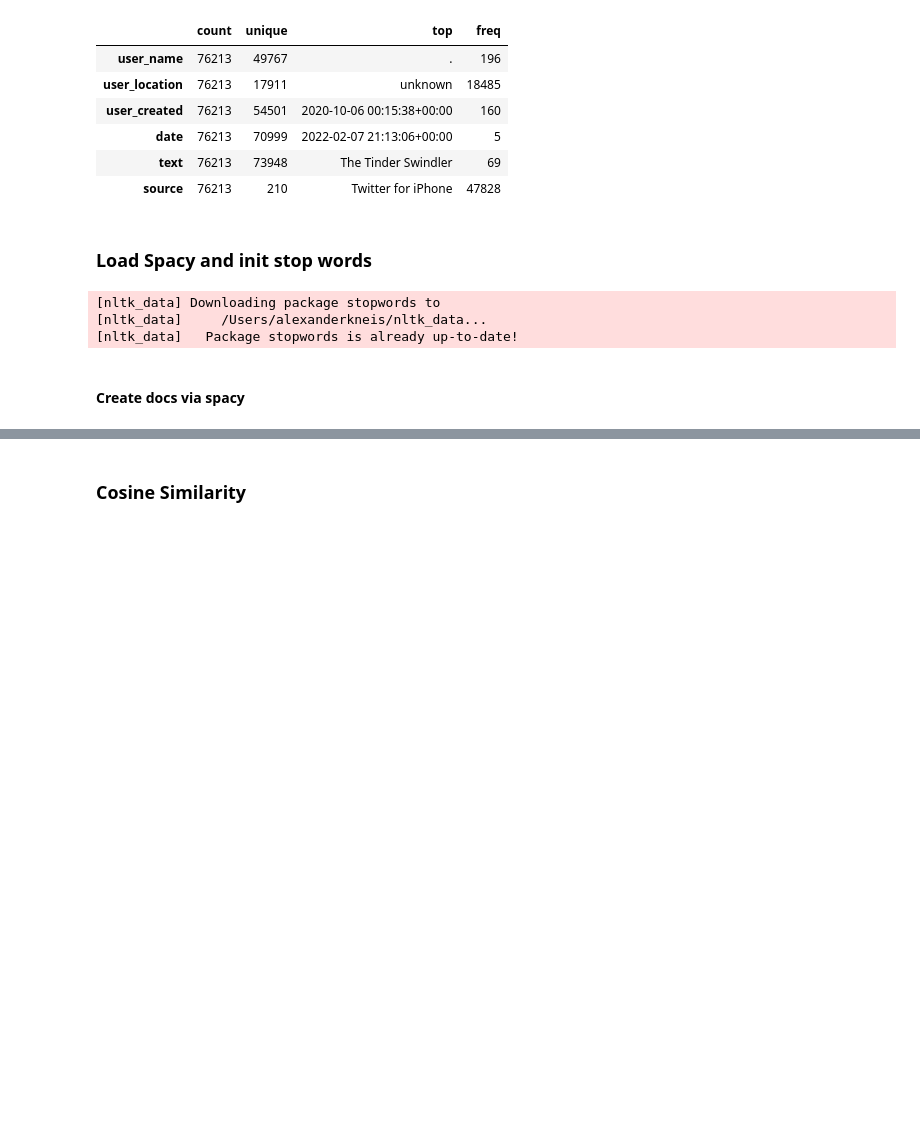
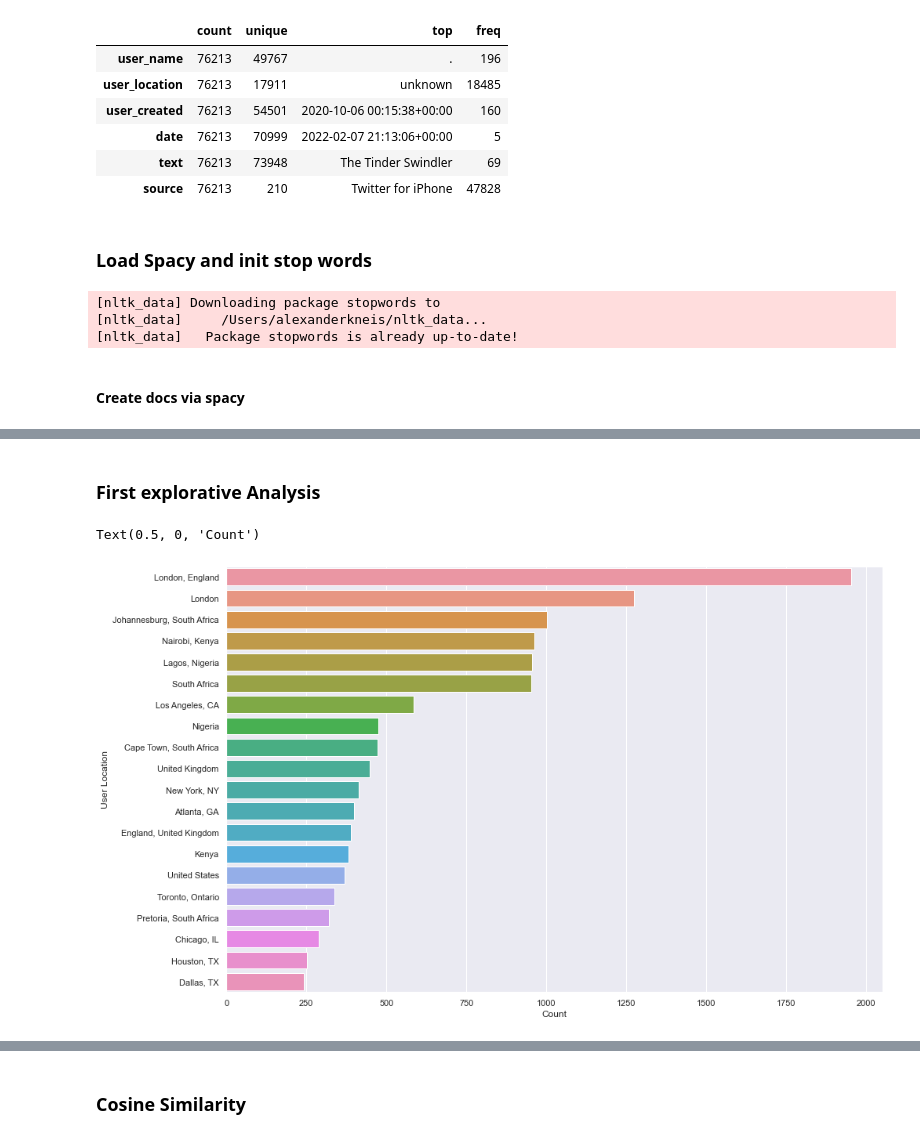
Before and after one commit to alexkneis/notebooks, a Jupyter notebook: text-analytics/tinder_swindler_tweets_analysis/tinder_swindler.ipynb, the cells around one changed output, grey strips where cells are left out. Cells and saved outputs as stored; diff of their text form; code cells hidden in the pictures; blank space fills up the shorter version.

Commit message:
first descripte analysis and wip emoji detection

```diff
--- a/text-analytics/tinder_swindler_tweets_analysis/tinder_swindler.ipynb
+++ b/text-analytics/tinder_swindler_tweets_analysis/tinder_swindler.ipynb
@@ -134,0 +167,2 @@ counter.most_common(20)
+# %% [markdown]
+### First explorative Analysis
@@ -134,0 +172,9 @@ counter.most_common(20)
+# %%
+plt.figure(figsize=(15,10))
+sns.set(style="darkgrid")
+ax = sns.countplot(y="user_location", data=df[df["user_location"] != "unknown"], order=df[df["user_location"] != "unknown"]['user_location'].value_counts().index[0:20])
+ax.set_ylabel("User Location")
+ax.set_xlabel("Count")
+# %% [output]
+Text(0.5, 0, 'Count')
+[figure, added]
```
Also changed, not shown: parts of 22 cells of this notebook.
